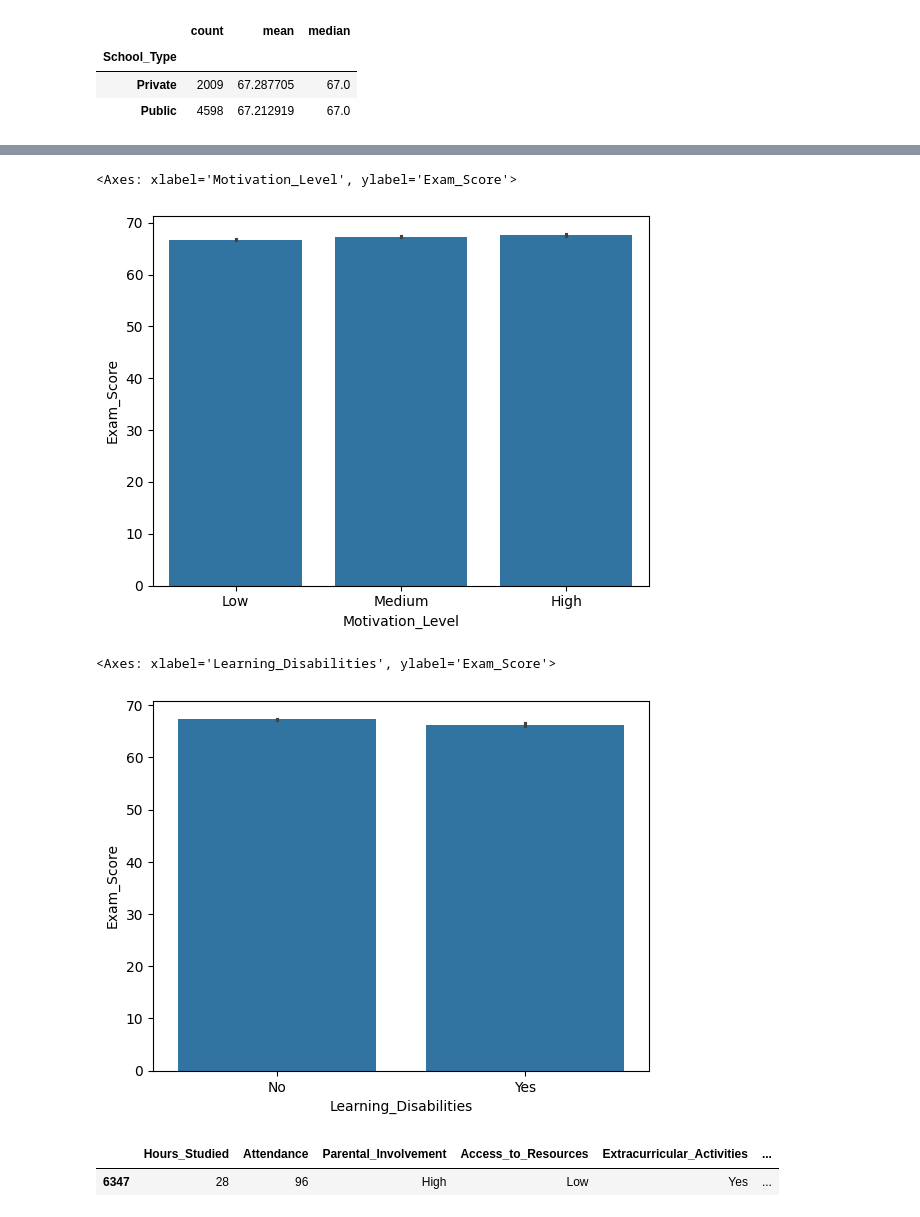
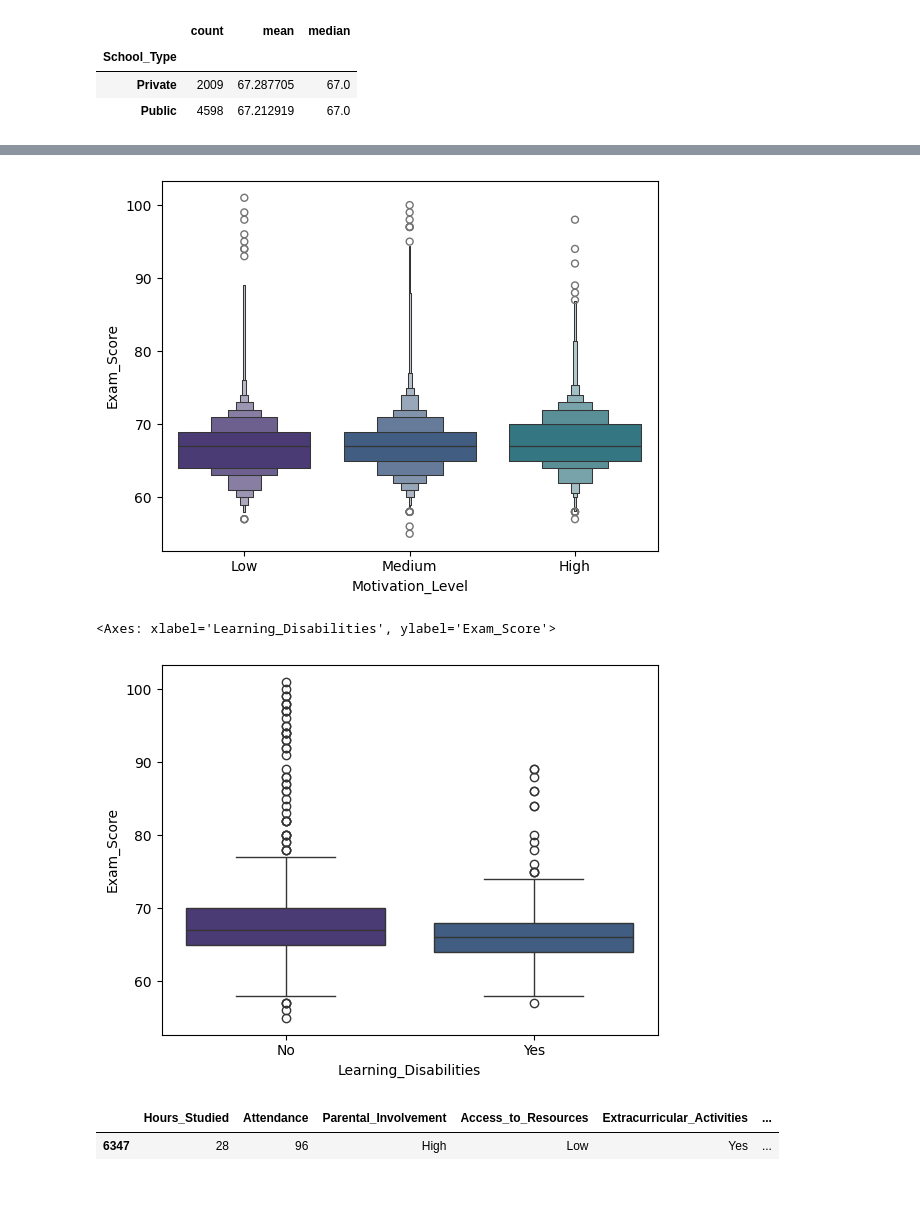
Before and after one commit to gabriel-dp/UFSJ-Data-Science, a Jupyter notebook: ex3/main.ipynb, the cells around one changed output, grey strips where cells are left out. Saved outputs shown, nothing was run; the diff lists cells and outputs as text; code cells hidden in the pictures.

```diff
--- a/ex3/main.ipynb
+++ b/ex3/main.ipynb
@@ -70,13 +70,14 @@ sns.barplot(x="Gender", y="Exam_Score", data=hours)
 # %%
-sns.barplot(x="Motivation_Level", y="Exam_Score", data=hours)
+sns.boxenplot(x="Motivation_Level", y="Exam_Score", data=df, hue='Motivation_Level')
+plt.show()
 # %% [output]
-<Axes: xlabel='Motivation_Level', ylabel='Exam_Score'>
-[figure, old version]
+[figure, new version]
 # %%
-sns.barplot(x="Learning_Disabilities", y="Exam_Score", data=hours)
+sns.boxplot(x="Learning_Disabilities", y="Exam_Score", data=df, hue='Learning_Disabilities')
+plt.show()
 # %% [output]
 <Axes: xlabel='Learning_Disabilities', ylabel='Exam_Score'>
-[figure, old version]
+[figure, new version]
 # %%
 # Filter conditions
 
```
Also changed, not shown: parts of 3 cells of this notebook, 9 other files.
